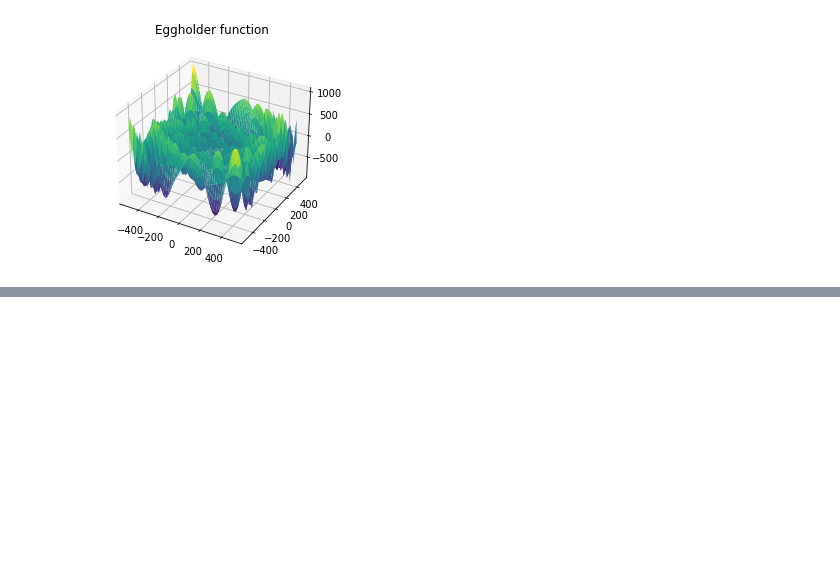
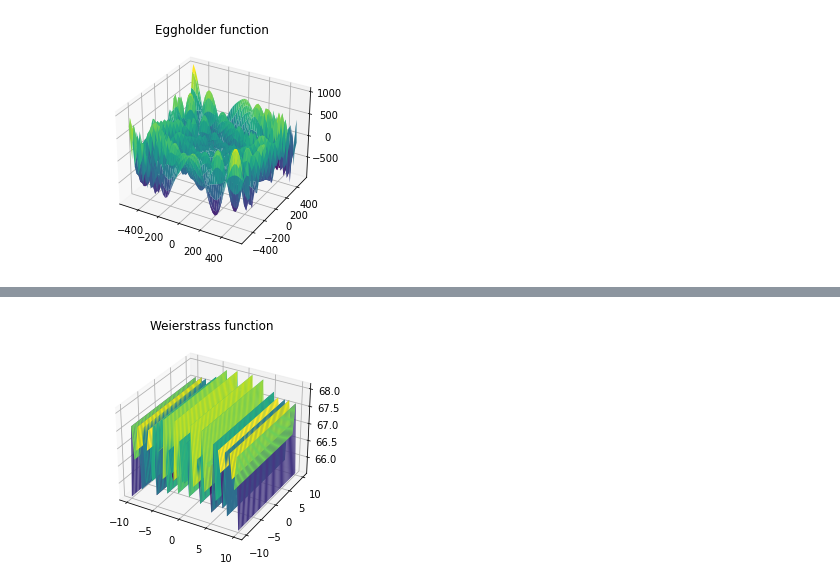
Before and after one commit to abraham-murillo/Seminario-inteligencia-artificial, a Jupyter notebook: tarea2.2.ipynb, the cells around one changed output, grey strips where cells are left out. Drawn from its saved outputs; the diff is of its cells as text; code cells hidden in the pictures; blank space fills up the shorter version.

```diff
--- a/tarea2.2.ipynb
+++ b/tarea2.2.ipynb
@@ -153,22 +156,34 @@ plt.show()
 # %%
-# Weiestrass function
+# Weierstrass function
 from mpl_toolkits.mplot3d import Axes3D
 import matplotlib.pyplot as plt
 from numpy import *
+import random
 
 fig = plt.figure()
 ax = fig.add_subplot(111, projection = '3d')
-ax.set_title("Weiestrass function")
+ax.set_title("Weierstrass function")
 
-INF = 16; N = 50
-X = linspace(-INF, INF, N)
-Y = linspace(-INF, INF, N)
+a = random.uniform(0, 1)
+b = random.randint(1, 100)
+n = 50
+kmax = 20
+
+X = linspace(-10, 10, N)
+Y = linspace(-10, 10, N)
 
 X, Y = meshgrid(X, Y)
 
 def f(x, y):
-  return x**2 + y**2
+  add = 0
+  rem = 0
+  for k in range(0, kmax + 1):
+    add += a**k * cos(2 * pi * b**k * (x + 0.5))
+    rem += a**k * cos(pi * b**k)
+  return add - n * rem
 
 ax.plot_surface(X, Y, f(X, Y), cmap = 'viridis', edgecolor = 'none')
 
 plt.show()
+# %% [output]
+[figure, added]
```
Also changed, not shown: parts of 2 cells of this notebook.
